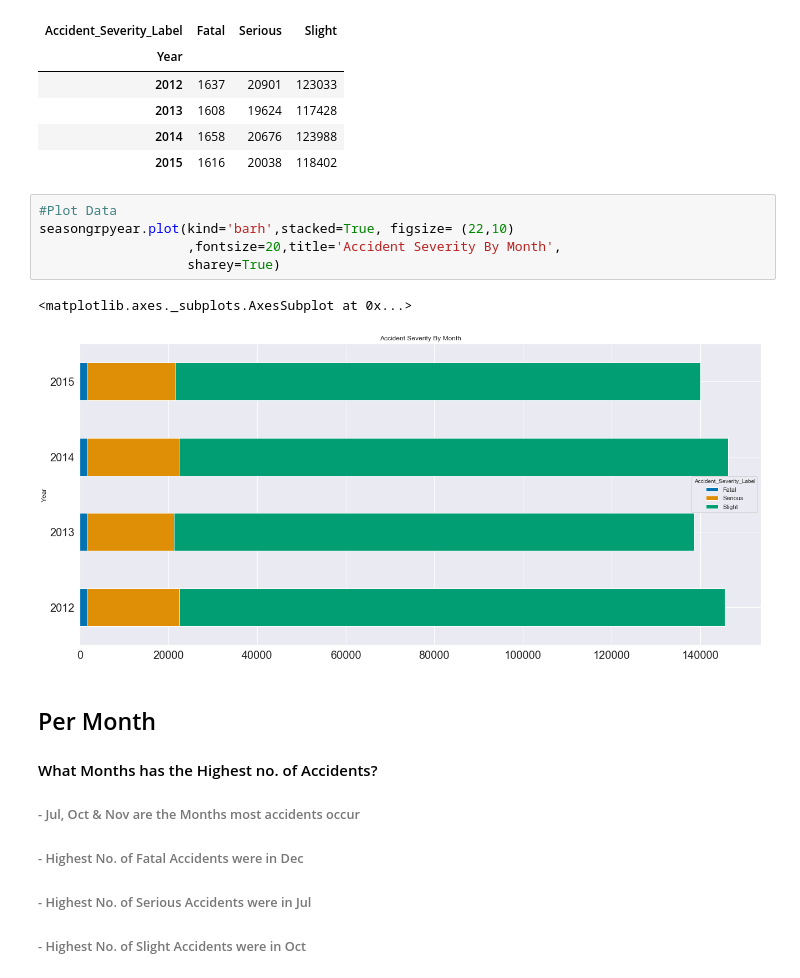
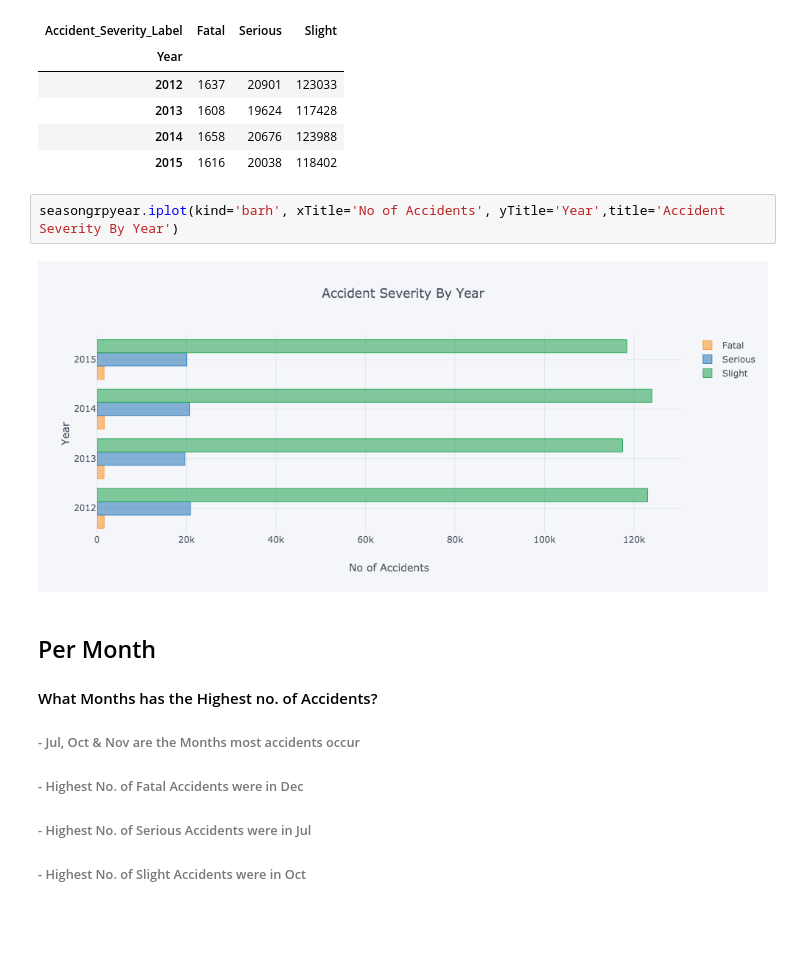
Before and after one commit to Danjah/ukdata, a Jupyter notebook: ukdata_df_prep.ipynb, the cells around one changed output. Cells and saved outputs as stored; diff of their text form; blank space fills up the shorter version.

```diff
--- a/ukdata_df_prep.ipynb
+++ b/ukdata_df_prep.ipynb
@@ -214,14 +209,10 @@ seasongrpyear.style.highlight_max(color='yellow').highlight_min(color='lightgree
 | 2013 | 1608 | 19624 | 117428 |
 | 2014 | 1658 | 20676 | 123988 |
 | 2015 | 1616 | 20038 | 118402 |
-# %%
-#Plot Data
-seasongrpyear.plot(kind='barh',stacked=True, figsize= (22,10)
-                   ,fontsize=20,title='Accident Severity By Month',
-                   sharey=True)
-# %% [output]
-<matplotlib.axes._subplots.AxesSubplot at 0x...>
-[figure, removed]
+# %%
+seasongrpyear.iplot(kind='barh', xTitle='No of Accidents', yTitle='Year',title='Accident Severity By Year')
+# %% [output]
+[figure, added]
 # %% [markdown]
 ## Per Month
 #### What Months has the Highest no. of Accidents?
```
Also changed, not shown: parts of 21 cells of this notebook.
